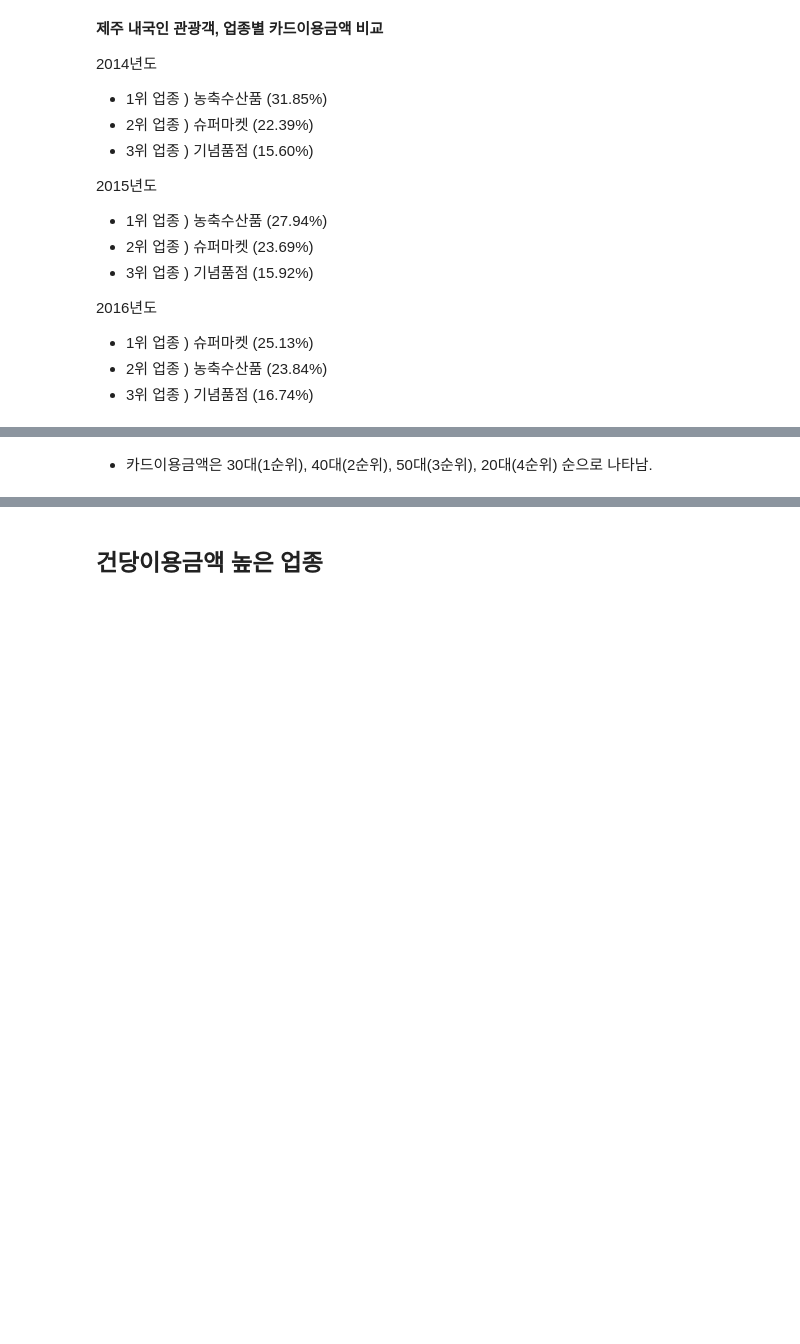
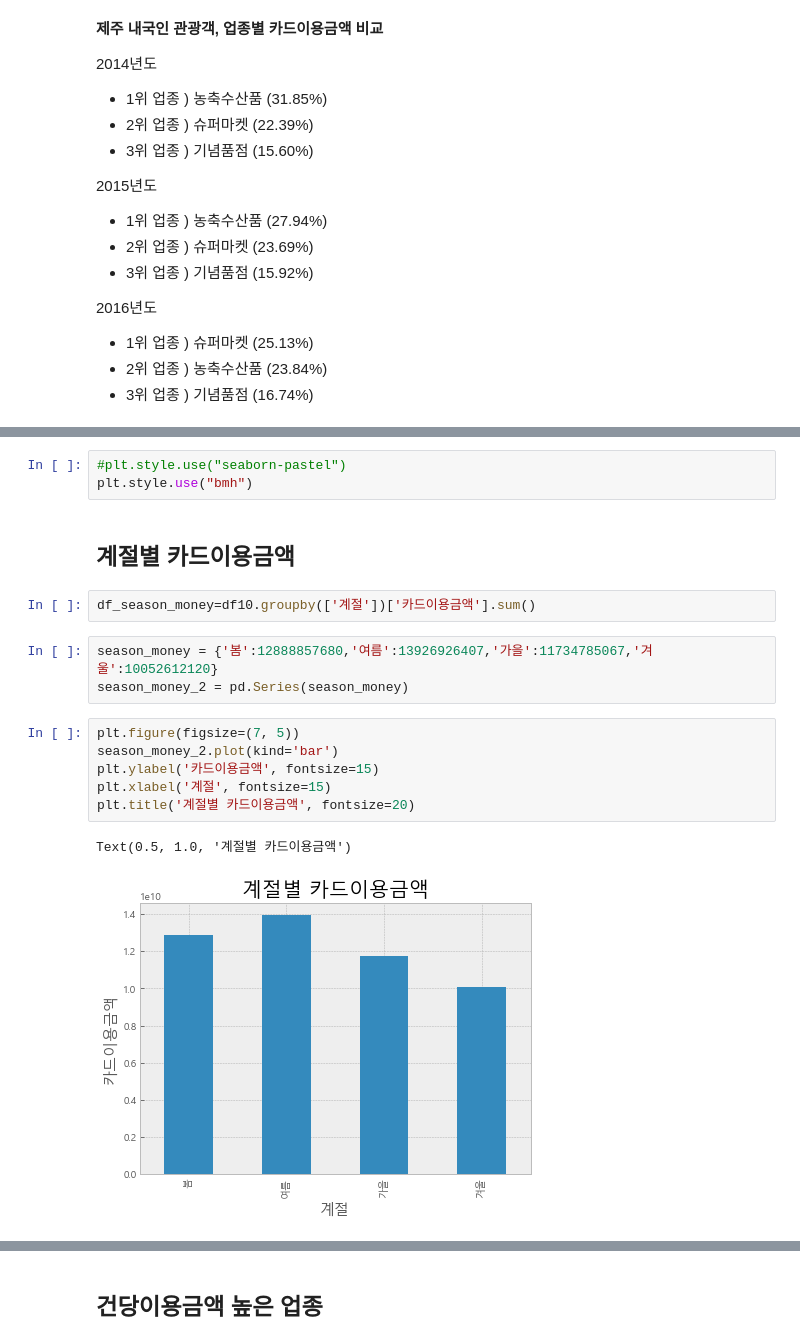
Before and after one commit to HayeonKimm/Tourist_Consumption_Analysis, a Jupyter notebook: code/2_analysis/BC카드 데이터 시각화_조아진.ipynb, the cells around one changed output, grey strips where cells are left out. Cells and saved outputs as stored; diff of their text form; blank space fills up the shorter version.

```diff
--- a/code/2_analysis/BC카드 데이터 시각화_조아진.ipynb
+++ b/code/2_analysis/BC카드 데이터 시각화_조아진.ipynb
@@ -384,2 +346,19 @@ plt.show()
-# %% [markdown]
-* 카드이용금액은 30대(1순위), 40대(2순위), 50대(3순위), 20대(4순위) 순으로 나타남.
+# %%
+#plt.style.use("seaborn-pastel")
+plt.style.use("bmh")
+# %% [markdown]
+## 계절별 카드이용금액
+# %%
+df_season_money=df10.groupby(['계절'])['카드이용금액'].sum()
+# %%
+season_money = {'봄':12888857680,'여름':13926926407,'가을':11734785067,'겨울':10052612120}
+season_money_2 = pd.Series(season_money)
+# %%
+plt.figure(figsize=(7, 5))
+season_money_2.plot(kind='bar')
+plt.ylabel('카드이용금액', fontsize=15)
+plt.xlabel('계절', fontsize=15)
+plt.title('계절별 카드이용금액', fontsize=20)
+# %% [output]
+Text(0.5, 1.0, '계절별 카드이용금액')
+[figure, added]
```
Also changed, not shown: parts of 47 cells of this notebook.
